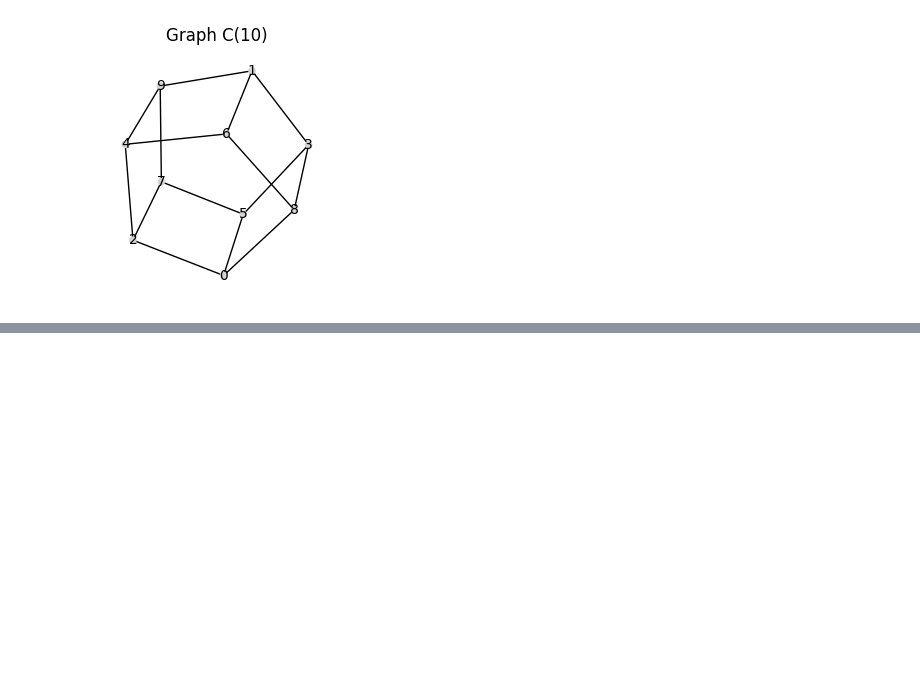
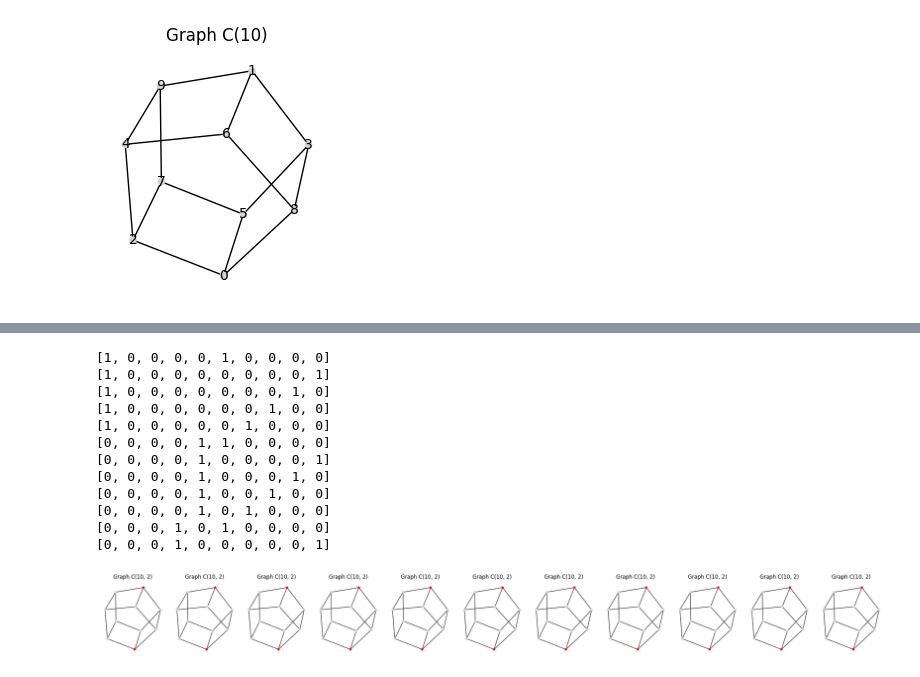
Before and after one commit to matej-2003/graph_theory_research_project, a Jupyter notebook: generator.ipynb, the cells around one changed output, grey strips where cells are left out. Saved outputs shown, nothing was run; the diff lists cells and outputs as text; code cells hidden in the pictures; blank space fills up the shorter version.

```diff
--- a/generator.ipynb
+++ b/generator.ipynb
@@ -125,0 +131,46 @@ display_graph(C1, figsize=(3, 3), show_title=True, with_labels=True)
+# %%
+def infect_graph_by_cycle(G_, mask):
+    G = G_.copy()
+
+    M_top, M_bottom = split_mask(G, mask)
+    C_top, C_bottom = get_cycles(G)
+
+    for m, v in zip(M_top, sorted(C_top.nodes)):
+        if m:
+            G.nodes[v]["infected"] = 1
+
+    for m, v in zip(M_bottom, sorted(C_bottom.nodes)):
+        if m:
+            G.nodes[v]["infected"] = 1
+
+    return G
+
+
+
+
+graph_list = []
+for im in generate_infection_prism(G):
+    G_i = infect_graph_by_cycle(G, im)
+    print(im)
+
+    # G_i = infect_graph(G, im)
+    if len(graph_list) > 10:
+        break
+    graph_list.append((G_i, len(G.nodes), 2))
+
+
+display_graphs(graph_list, figsize=(25, 25), show_titles=True, force_row=False, with_labels=False)
+# %% [output]
+[1, 0, 0, 0, 0, 1, 0, 0, 0, 0]
+[1, 0, 0, 0, 0, 0, 0, 0, 0, 1]
+[1, 0, 0, 0, 0, 0, 0, 0, 1, 0]
+[1, 0, 0, 0, 0, 0, 0, 1, 0, 0]
+[1, 0, 0, 0, 0, 0, 1, 0, 0, 0]
+[0, 0, 0, 0, 1, 1, 0, 0, 0, 0]
+[0, 0, 0, 0, 1, 0, 0, 0, 0, 1]
+[0, 0, 0, 0, 1, 0, 0, 0, 1, 0]
+[0, 0, 0, 0, 1, 0, 0, 1, 0, 0]
+[0, 0, 0, 0, 1, 0, 1, 0, 0, 0]
+[0, 0, 0, 1, 0, 1, 0, 0, 0, 0]
+[0, 0, 0, 1, 0, 0, 0, 0, 0, 1]
+[figure, added]
```
Also changed, not shown: parts of 4 cells of this notebook.
